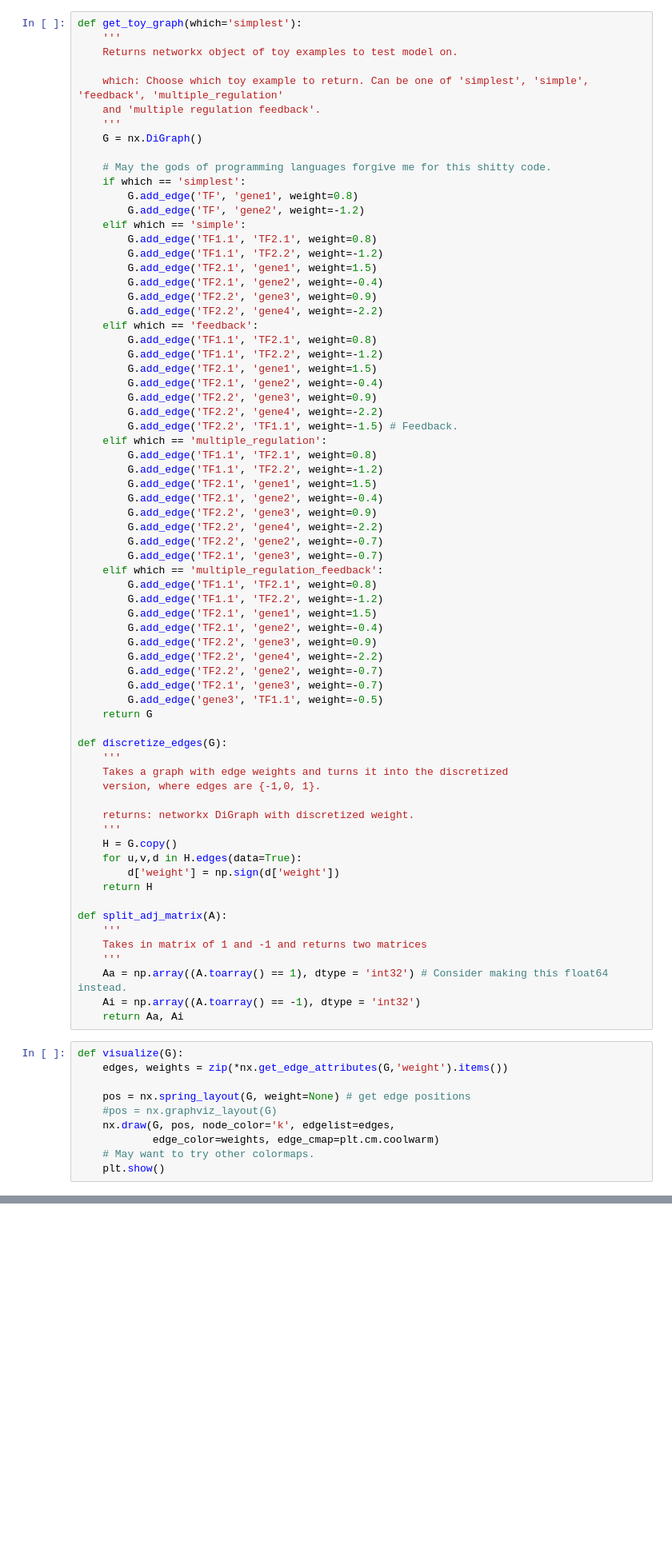
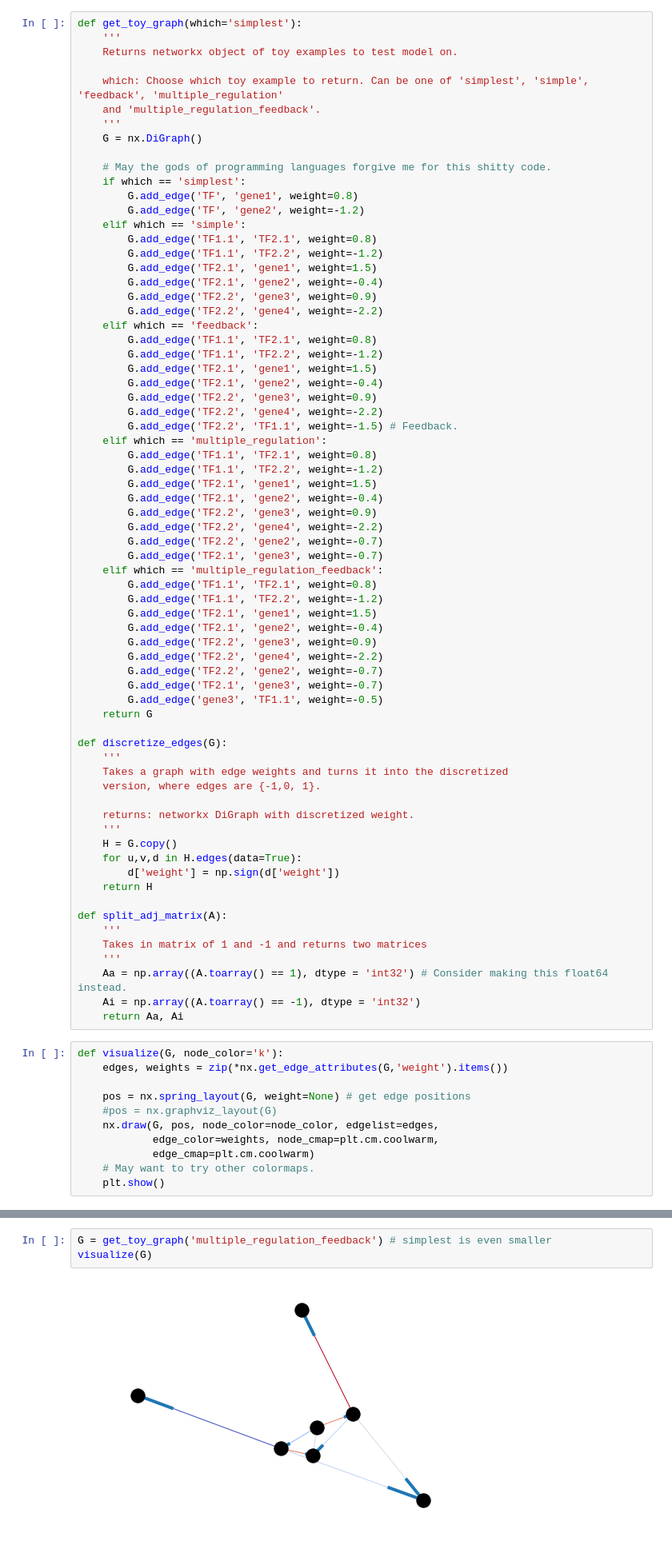
Before and after one commit to jnnanvrro/generegnetwork, a Jupyter notebook: yeastnet_project/model code/Toy networks and basic visualization.ipynb, the cells around one changed output, grey strips where cells are left out. Shown at 80% size. Cells and saved outputs as stored; diff of their text form; blank space fills up the shorter version.

```diff
--- a/yeastnet_project/model code/Toy networks and basic visualization.ipynb
+++ b/yeastnet_project/model code/Toy networks and basic visualization.ipynb
@@ -18,7 +18,7 @@ def get_toy_graph(which='simplest'):
     Returns networkx object of toy examples to test model on.
 
     which: Choose which toy example to return. Can be one of 'simplest', 'simple', 'feedback', 'multiple_regulation'
-    and 'multiple regulation feedback'.
+    and 'multiple_regulation_feedback'.
     '''
     G = nx.DiGraph()
 
@@ -82,13 +82,14 @@ def split_adj_matrix(A):
     Ai = np.array((A.toarray() == -1), dtype = 'int32')
     return Aa, Ai
 # %%
-def visualize(G):
+def visualize(G, node_color='k'):
     edges, weights = zip(*nx.get_edge_attributes(G,'weight').items())
 
     pos = nx.spring_layout(G, weight=None) # get edge positions
     #pos = nx.graphviz_layout(G)
-    nx.draw(G, pos, node_color='k', edgelist=edges,
-            edge_color=weights, edge_cmap=plt.cm.coolwarm)
+    nx.draw(G, pos, node_color=node_color, edgelist=edges,
+            edge_color=weights, node_cmap=plt.cm.coolwarm,
+            edge_cmap=plt.cm.coolwarm)
     # May want to try other colormaps.
     plt.show()
 # %% [markdown]
@@ -111,3 +112,8 @@ H = discretize_edges(G)
 visualize(H)
 # %% [output]
 [figure]
+# %%
+G = get_toy_graph('multiple_regulation_feedback') # simplest is even smaller
+visualize(G)
+# %% [output]
+[figure, added]
```
Also changed, not shown: parts of 9 cells of this notebook.
